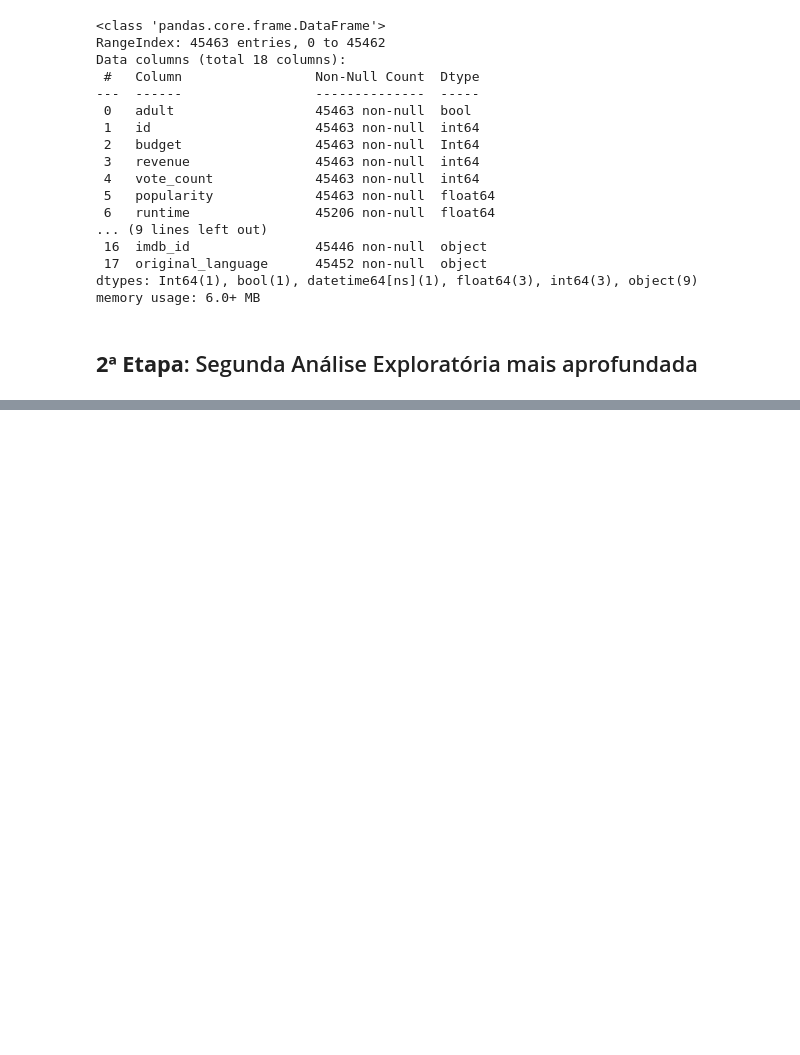
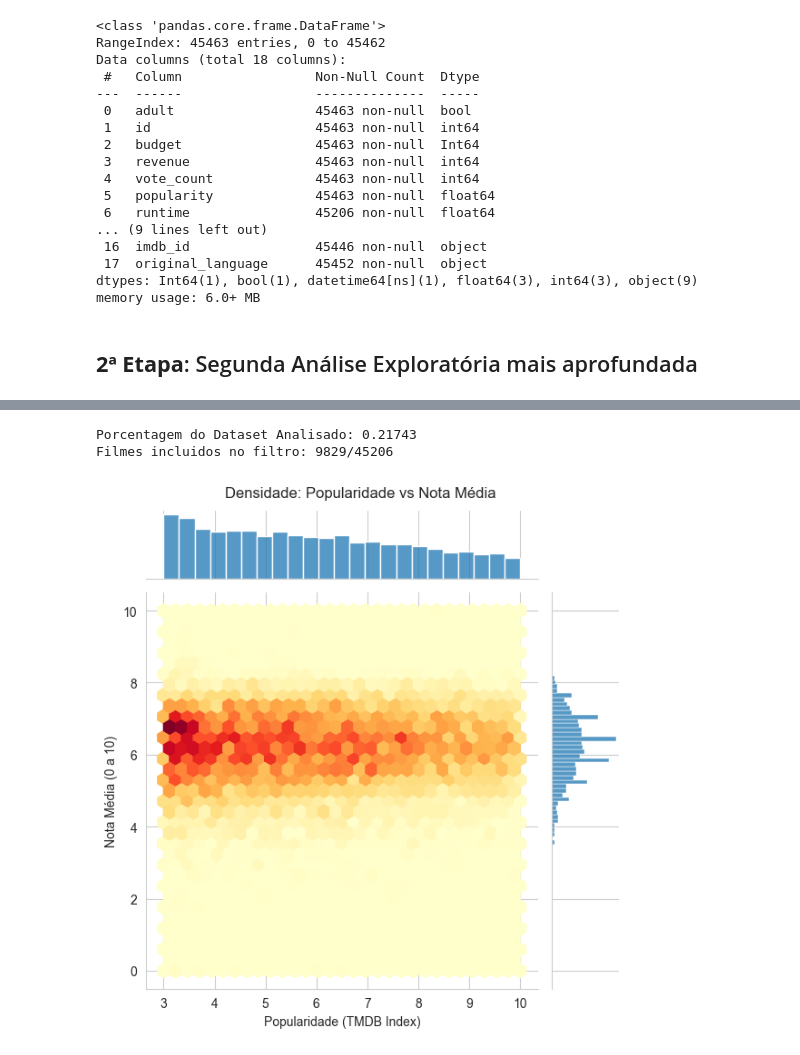
Before and after one commit to py-zeli/BoraVer, a Jupyter notebook: analise-exploratoria.ipynb, the cells around one changed output, grey strips where cells are left out. Drawn from its saved outputs; the diff is of its cells as text; code cells hidden in the pictures; blank space fills up the shorter version.

```diff
--- a/analise-exploratoria.ipynb
+++ b/analise-exploratoria.ipynb
@@ -186,0 +322,26 @@ plt.show()
+# %%
+# Filtro simples
+df_analise = df.loc[(df['popularity'] < 10) & (df['popularity'] > 3)]
+
+# df_analise = df.loc[df['popularity'] < 10]
+
+# df_analise = df.loc[df['popularity'] > 3]
+
+pct_dataset_analisado = round(len(df_analise)/len(df),5)
+print('Porcentagem do Dataset Analisado:',pct_dataset_analisado)
+print('Filmes incluidos no filtro:', f"{len(df_analise)}"+f"/{len(df)}")
+
+# O jointplot cria o gráfico de dispersão com "hexágonos" de calor
+# e ainda adiciona histogramas nas bordas para ver o acúmulo nos eixos
+g = sns.jointplot(data=df_analise, x='popularity', y='vote_average',
+                  kind='hex', cmap='YlOrRd', gridsize=30)
+
+# Ajustando títulos e nomes de eixos
+g.fig.suptitle('Densidade: Popularidade vs Nota Média', y=1.02)
+g.set_axis_labels('Popularidade (TMDB Index)', 'Nota Média (0 a 10)')
+
+plt.show()
+# %% [output]
+Porcentagem do Dataset Analisado: 0.21743
+Filmes incluidos no filtro: 9829/45206
+[figure, added]
```
Also changed, not shown: parts of 13 cells of this notebook.
